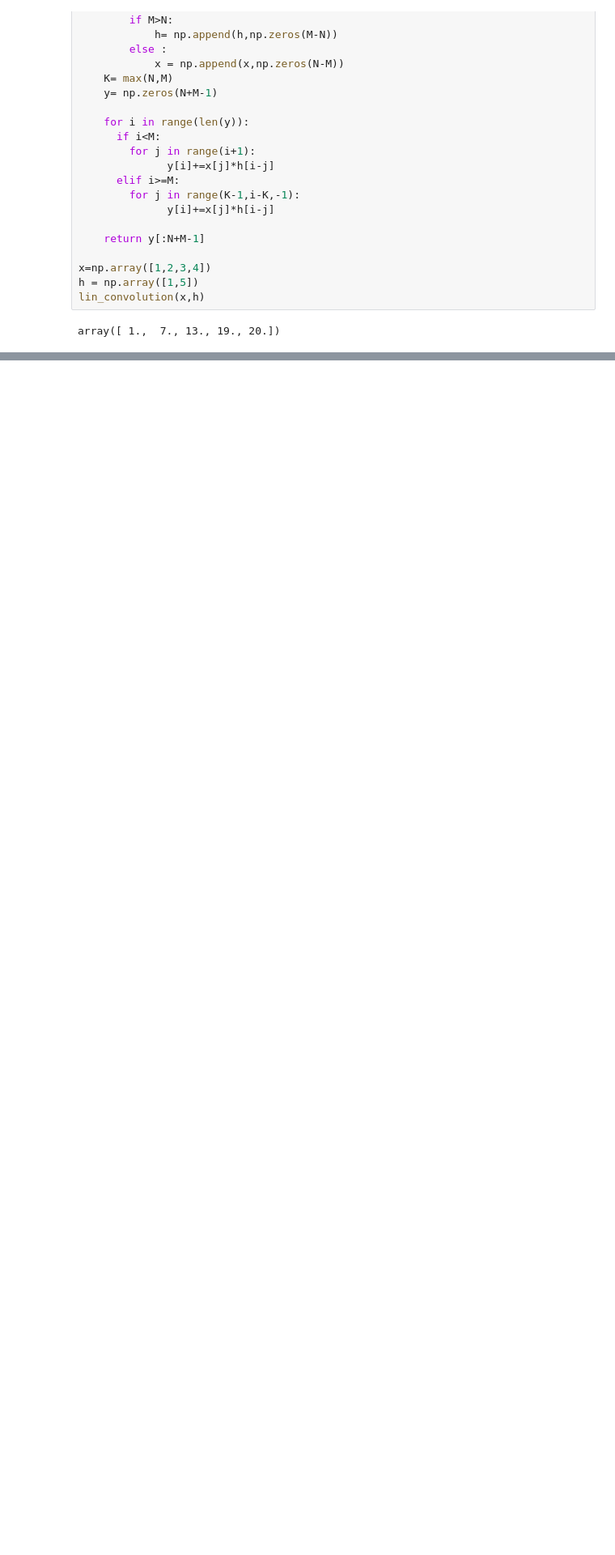
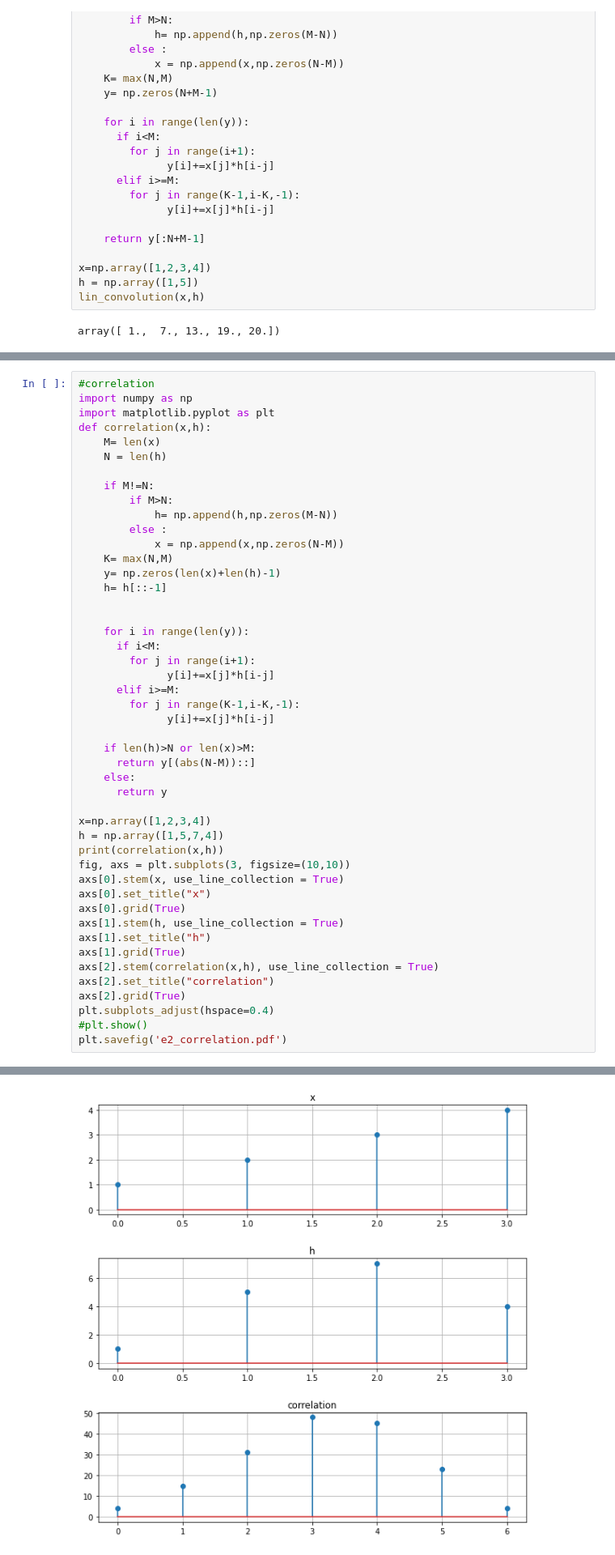
Before and after one commit to mariatomy9/DSPLAB, a Jupyter notebook: e2.ipynb, the cells around one changed output, grey strips where cells are left out. Shown: that part at 81% size. Cells and saved outputs as stored; diff of their text form; blank space fills up the shorter version.

Commit message:
correlation and energy

```diff
--- a/e2.ipynb
+++ b/e2.ipynb
@@ -74 +76,49 @@ plt.savefig('e2_linear_convolve.pdf')
 [figure]
+# %%
+#correlation
+import numpy as np
+import matplotlib.pyplot as plt
+def correlation(x,h):
+    M= len(x)
+    N = len(h)
+
+    if M!=N:
+        if M>N:
+            h= np.append(h,np.zeros(M-N))
+        else :
+            x = np.append(x,np.zeros(N-M))
+    K= max(N,M)
+    y= np.zeros(len(x)+len(h)-1)
+    h= h[::-1]
+
+
+    for i in range(len(y)):
+      if i<M:
+        for j in range(i+1):
+              y[i]+=x[j]*h[i-j]
+      elif i>=M:
+        for j in range(K-1,i-K,-1):
+              y[i]+=x[j]*h[i-j]
+
+    if len(h)>N or len(x)>M:
+      return y[(abs(N-M))::]
+    else:
+      return y
+
+x=np.array([1,2,3,4])
+h = np.array([1,5,7,4])
+print(correlation(x,h))
+fig, axs = plt.subplots(3, figsize=(10,10))
+axs[0].stem(x, use_line_collection = True)
+axs[0].set_title("x")
+axs[0].grid(True)
+axs[1].stem(h, use_line_collection = True)
+axs[1].set_title("h")
+axs[1].grid(True)
+axs[2].stem(correlation(x,h), use_line_collection = True)
+axs[2].set_title("correlation")
+axs[2].grid(True)
+plt.subplots_adjust(hspace=0.4)
+#plt.show()
+plt.savefig('e2_correlation.pdf')
+# %% [output]
@@ -74,0 +126 @@ plt.savefig('e2_linear_convolve.pdf')
+[figure, added]
```
Also changed, not shown: parts of 4 cells of this notebook, 2 other files.
